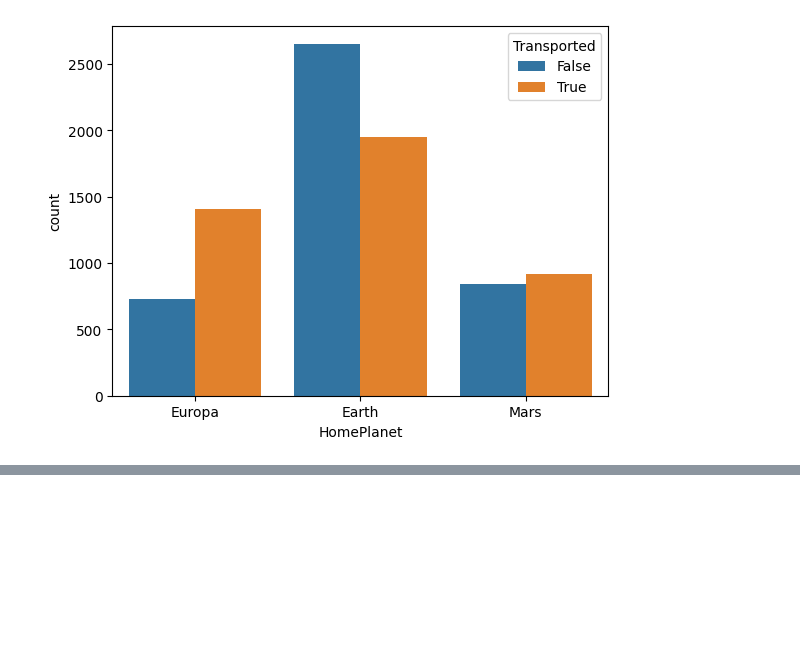
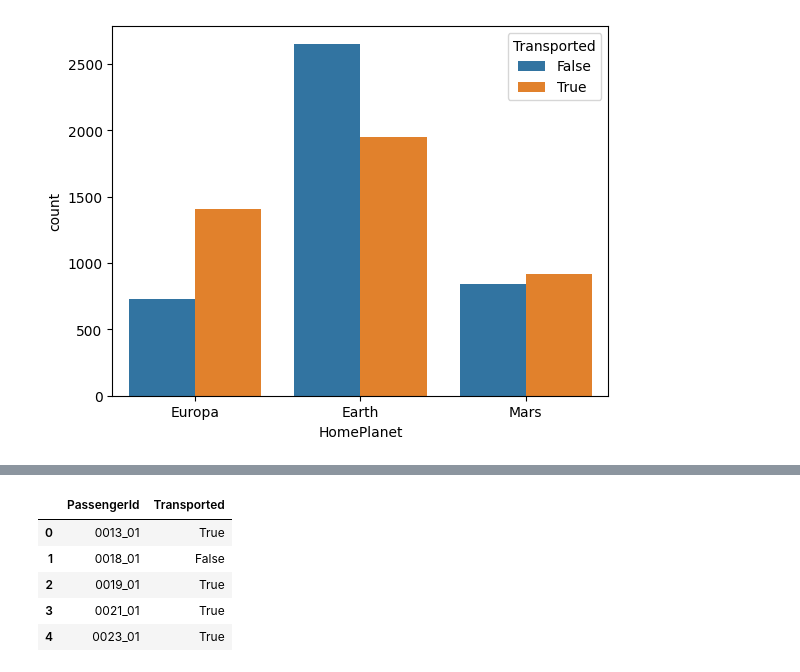
Before and after one commit to saajann/data-science, a Jupyter notebook: preprocessing/02_spaceship_titanic.ipynb, the cells around one changed output, grey strips where cells are left out. Drawn from its saved outputs; the diff is of its cells as text; code cells hidden in the pictures; blank space fills up the shorter version.

```diff
--- a/preprocessing/02_spaceship_titanic.ipynb
+++ b/preprocessing/02_spaceship_titanic.ipynb
@@ -147,0 +291,11 @@ memory usage: 793.2+ KB
+# %%
+from sklearn.ensemble import RandomForestClassifier
+
+# Creazione del modello
+model = RandomForestClassifier(n_estimators=100, random_state=42)
+
+# Addestramento del modello
+model.fit(X_train, y_train)
+
+# Previsione sui dati di test
+y_pred = model.predict(X_test)
@@ -147,0 +318,3 @@ memory usage: 793.2+ KB
+# %%
+ids = test_pipelined['PassengerId']
+ids
@@ -147,0 +334,10 @@ memory usage: 793.2+ KB
+# %%
+df = pd.DataFrame({'PassengerId': ids, 'Transported': y_pred.astype(bool)})
+df.head()
+# %% [output]
+|  | PassengerId | Transported |
+| 0 | 0013_01 | True |
+| 1 | 0018_01 | False |
+| 2 | 0019_01 | True |
+| 3 | 0021_01 | True |
+| 4 | 0023_01 | True |
```
Also changed, not shown: parts of 17 cells of this notebook, 1 other file.
